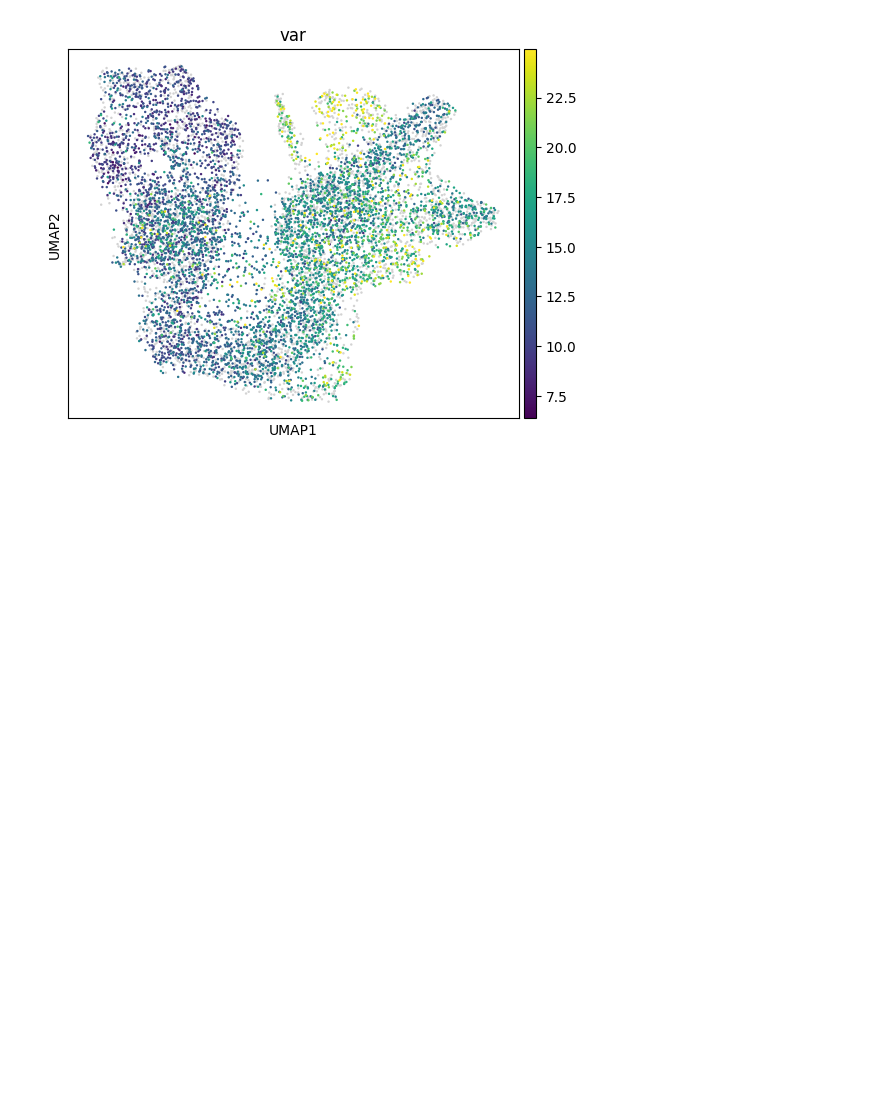
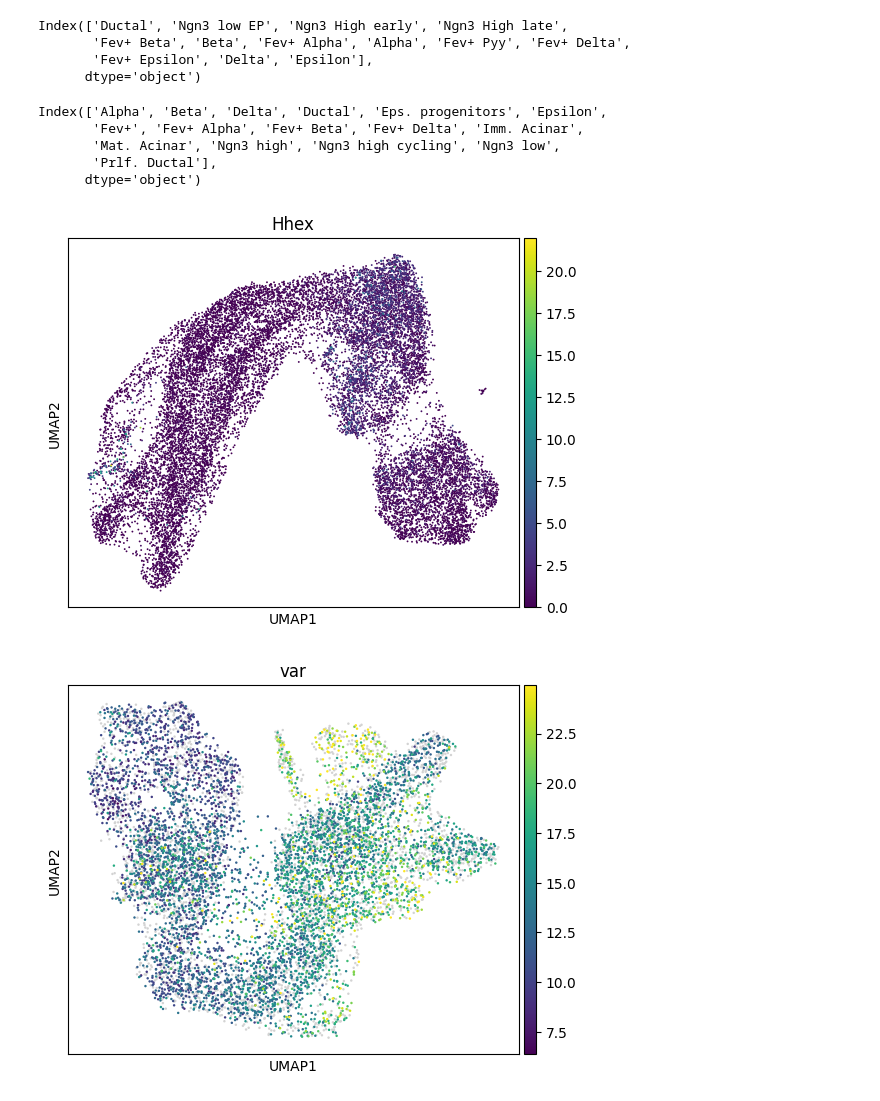
Before and after one commit to MUCDK/genot, a Jupyter notebook: notebooks/pancreas_single_cell/pancreas_with_ductal.ipynb, the cells around one changed output. Saved outputs shown, nothing was run; the diff lists cells and outputs as text; code cells hidden in the pictures; blank space fills up the shorter version.

```diff
--- a/notebooks/pancreas_single_cell/pancreas_with_ductal.ipynb
+++ b/notebooks/pancreas_single_cell/pancreas_with_ductal.ipynb
@@ -54,3 +140,24 @@ for i in range(15):
+# %%
+source_adata.obs["celltype"].cat.categories
+# %% [output]
+Index(['Ductal', 'Ngn3 low EP', 'Ngn3 High early', 'Ngn3 High late',
+       'Fev+ Beta', 'Beta', 'Fev+ Alpha', 'Alpha', 'Fev+ Pyy', 'Fev+ Delta',
+       'Fev+ Epsilon', 'Delta', 'Epsilon'],
+      dtype='object')
+# %%
+adata = sc.read("/lustre/groups/ml01/workspace/moscot_paper/pancreas/pancreas_multiome_2022_processed.h5ad")
+# %%
+adata.obs["celltype"].cat.categories
+# %% [output]
+Index(['Alpha', 'Beta', 'Delta', 'Ductal', 'Eps. progenitors', 'Epsilon',
+       'Fev+', 'Fev+ Alpha', 'Fev+ Beta', 'Fev+ Delta', 'Imm. Acinar',
+       'Mat. Acinar', 'Ngn3 high', 'Ngn3 high cycling', 'Ngn3 low',
+       'Prlf. Ductal'],
+      dtype='object')
+# %%
+sc.pl.umap(adata, color="Hhex")
+# %% [output]
+[figure, added]
 # %%
 samples = jnp.array(res)
 vars = jnp.var(samples, axis=0)
```
Also changed, not shown: parts of 14 cells of this notebook, 8 other files.
